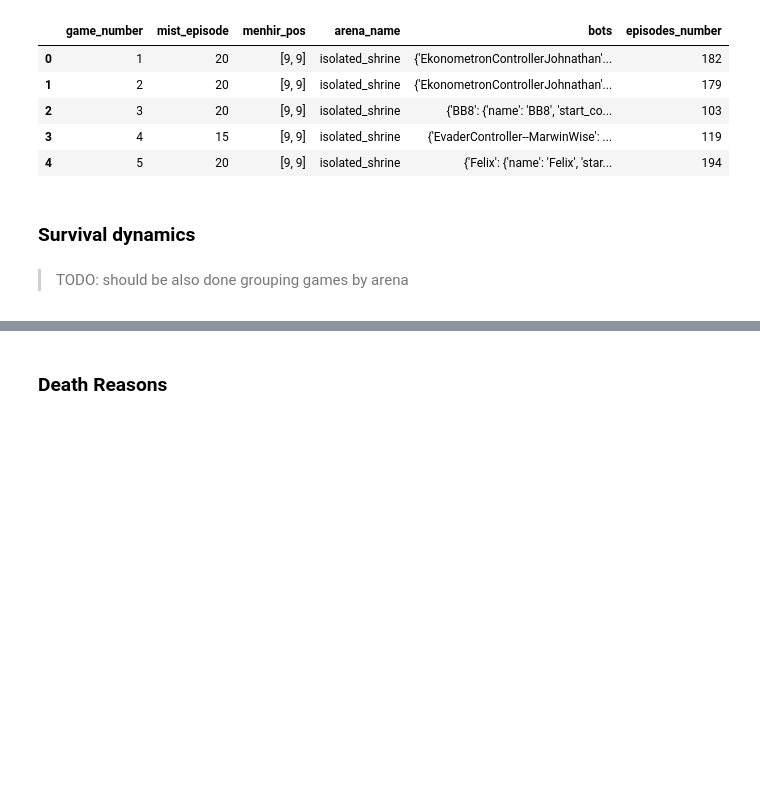
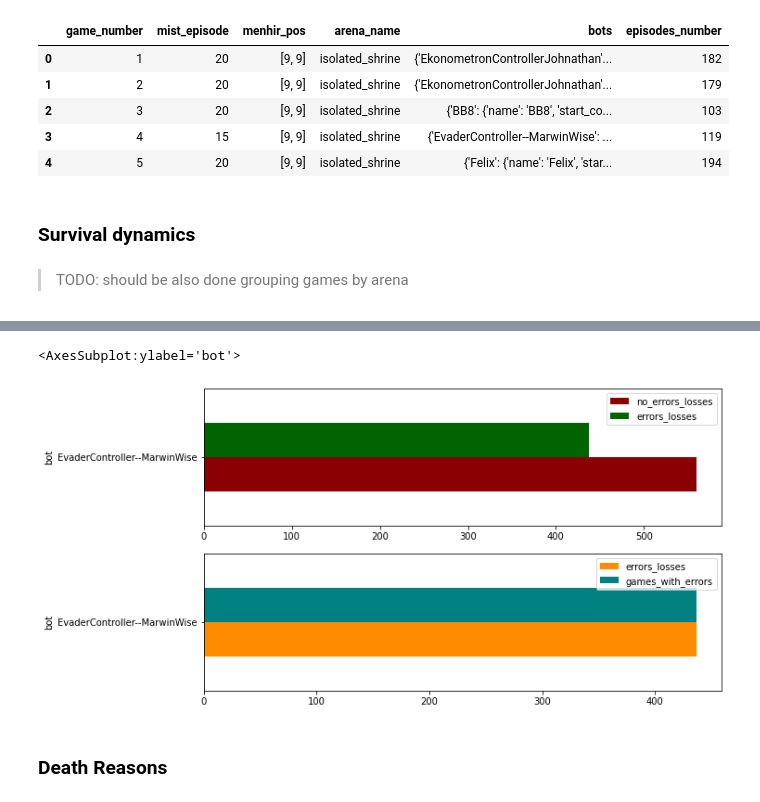
Before and after one commit to filip-komarzyniec/GUPB, a Jupyter notebook: log-parse/log_analyzer.ipynb, the cells around one changed output, grey strips where cells are left out. Drawn from its saved outputs; the diff is of its cells as text; code cells hidden in the pictures; blank space fills up the shorter version.

```diff
--- a/log-parse/log_analyzer.ipynb
+++ b/log-parse/log_analyzer.ipynb
@@ -222,0 +277,15 @@ _ = plt.ylabel('Episodes')
+# %%
+bots_survival_info = []
+for bot_name in bin_1[0]['bots']:
+    survival_info, failures_info = get_bot_survival_info(games, bot_name)
+    total_losses = survival_info['total_losses']
+    errors_losses = survival_info['losses_with_failures']
+    bots_survival_info.append({
+        'bot': bot_name,
+        'no_errors_losses': (total_losses - errors_losses),
+        'errors_losses': errors_losses,
+        'games_with_errors': len(failures_info)
+    })
+# %%
+losses_ratio_df = pd.DataFrame(bots_survival_info)
+losses_ratio_df
@@ -223,2 +298,12 @@ _ = plt.ylabel('Episodes')
+# %%
+_, ax = plt.subplots(nrows=2, ncols=1, figsize=(10, 6))
+bot_losses_df = losses_ratio_df[losses_ratio_df.bot == bot_name]
+losses_columns = ['bot', 'no_errors_losses', 'errors_losses']
+bot_losses_df[losses_columns].plot.barh(ax=ax[0], x='bot', color={'no_errors_losses': 'darkred', 'errors_losses': 'darkgreen'})
+errors_columns = ['bot', 'errors_losses', 'games_with_errors']
+bot_losses_df[errors_columns].plot.barh(ax=ax[1], x='bot', color={'errors_losses': 'darkorange', 'games_with_errors': 'teal'})
+# %% [output]
+<AxesSubplot:ylabel='bot'>
+[figure, added]
 # %% [markdown]
 ### Death Reasons
```
Also changed, not shown: parts of 14 cells of this notebook.
